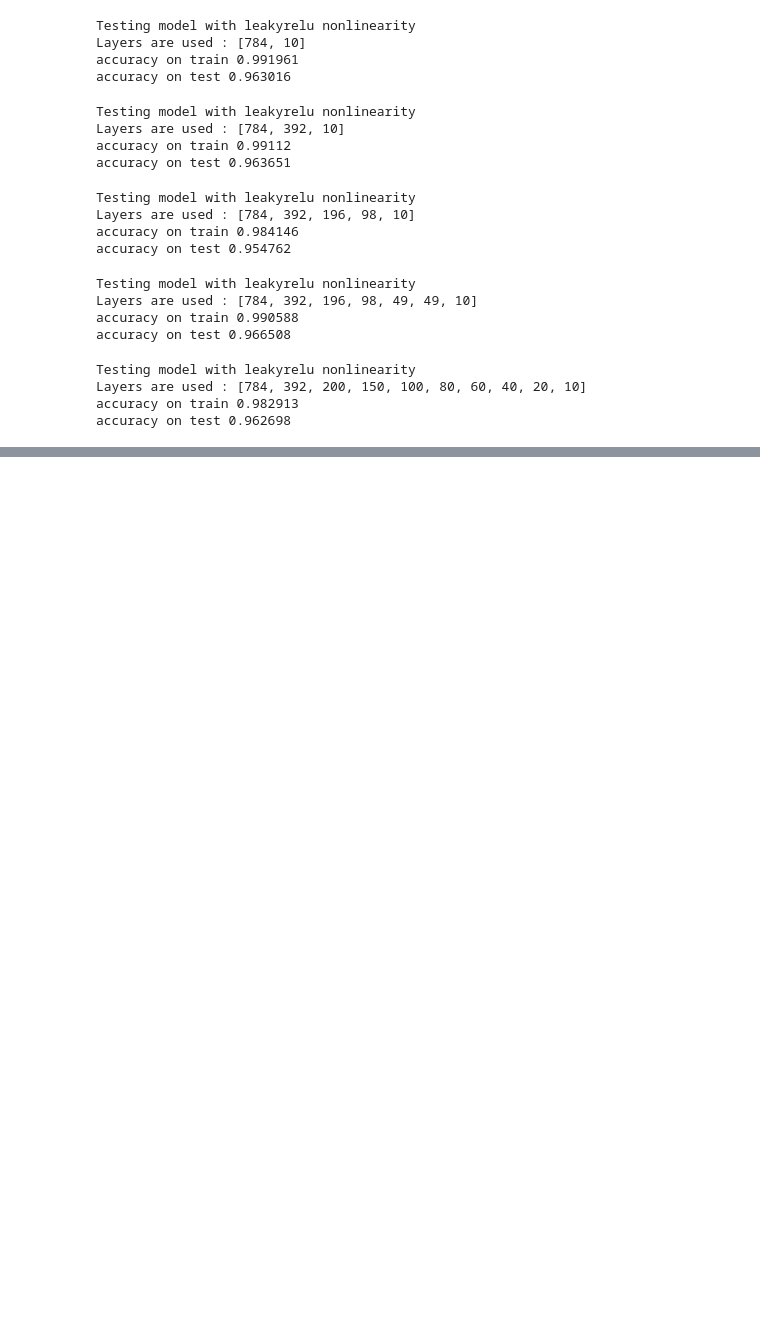
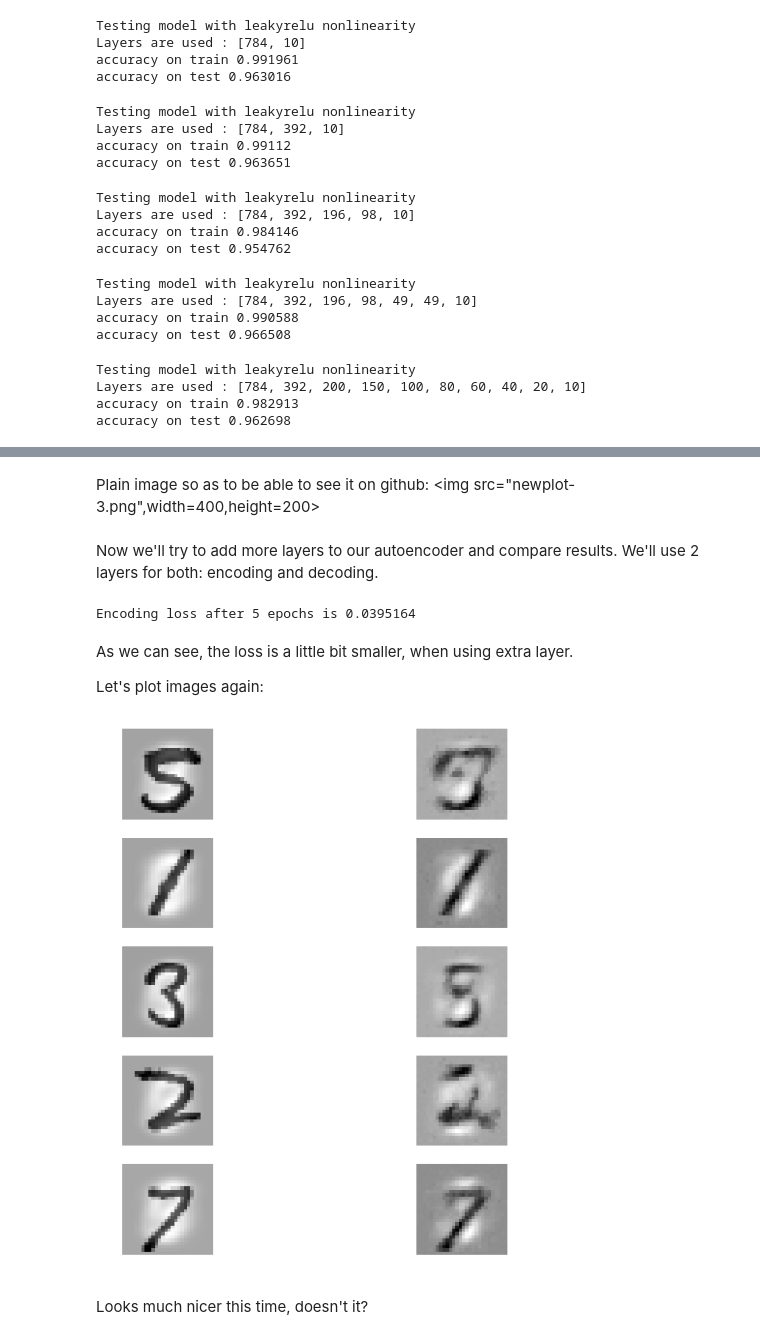
Before and after one commit to slayff/squad, a Jupyter notebook: labs/lab-2.ipynb, the cells around one changed output, grey strips where cells are left out. Drawn from its saved outputs; the diff is of its cells as text; code cells hidden in the pictures; blank space fills up the shorter version.

```diff
--- a/labs/lab-2.ipynb
+++ b/labs/lab-2.ipynb
@@ -480,0 +617,3 @@ To be done...
+# %% [markdown]
+Plain image so as to be able to see it on github:
+<img src="newplot-3.png",width=400,height=200>
@@ -480,0 +622,27 @@ To be done...
+# %% [markdown]
+Now we'll try to add more layers to our autoencoder and compare results. We'll use 2 layers for both: encoding and decoding.
+# %%
+ae = Autoencoder(INPUT_DIM)
+LAYERS_DIMS = [300, 3, 300]
+ae.make_model(LAYERS_DIMS)
+ae.train(x_train, y_train)
+# %% [output]
+Encoding loss after 5 epochs is 0.0395164
+# %% [markdown]
+As we can see, the loss is a little bit smaller, when using extra layer.
+
+Let's plot images again:
+# %%
+f, ax  = plt.subplots(SAMPLES_NUM, 2)
+f.set_size_inches(10, 10)
+for i in range(SAMPLES_NUM * 2):
+    ax[i // 2, i % 2].axis('off')
+    if i % 2 == 0:
+        ax[i // 2, i % 2].imshow(x_test[samples[i // 2], :].reshape(28, 28), cmap='binary')
+    else:
+        rec_im = ae.get_reconstructed_img([x_test[samples[i // 2]]])
+        ax[i // 2, i % 2].imshow(rec_im.reshape(28, 28), cmap='binary')
+# %% [output]
+[figure, added]
+# %% [markdown]
+Looks much nicer this time, doesn't it?
```
Also changed, not shown: parts of 19 cells of this notebook.
